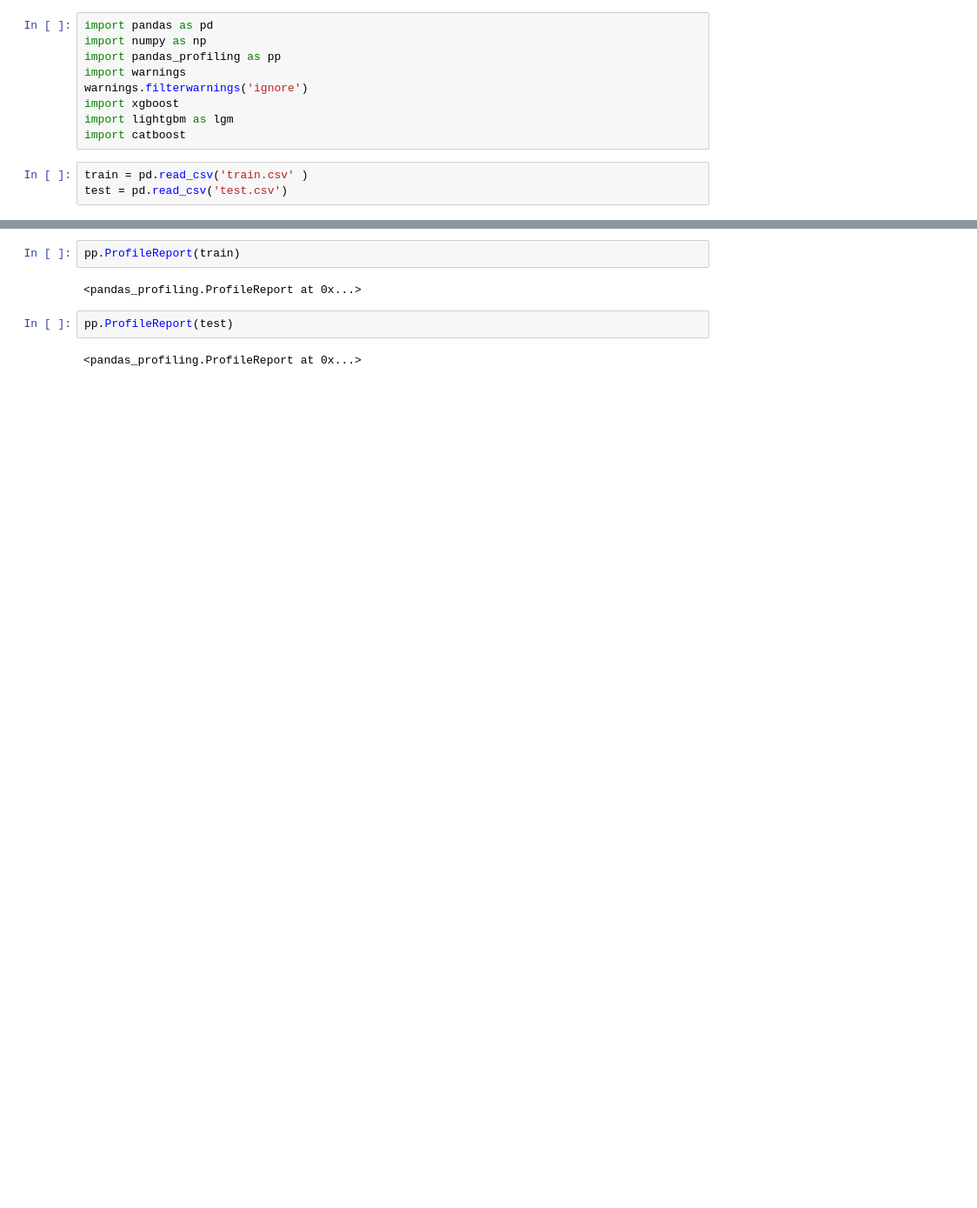
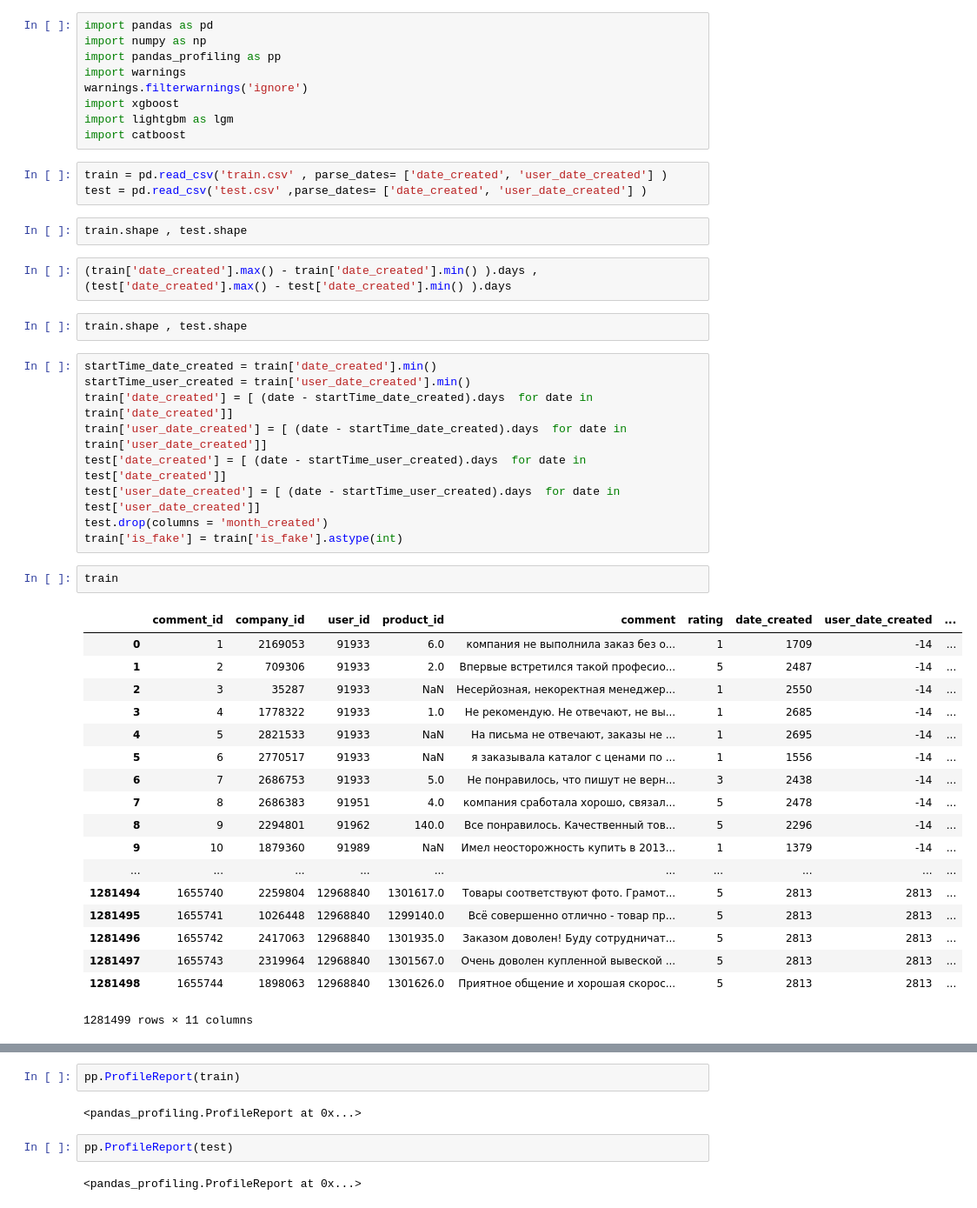
Before and after one commit to AfterPartyUDS/AI_Booster, a Jupyter notebook: Yakuben.ipynb, the cells around one changed output, grey strips where cells are left out. Shown at 87% size. Cells and saved outputs as stored; diff of their text form; blank space fills up the shorter version.

```diff
--- a/Yakuben.ipynb
+++ b/Yakuben.ipynb
@@ -8,5 +8,41 @@ import xgboost
 import lightgbm as lgm
 import catboost
 # %%
-train = pd.read_csv('train.csv' )
-test = pd.read_csv('test.csv')
+train = pd.read_csv('train.csv' , parse_dates= ['date_created', 'user_date_created'] )
+test = pd.read_csv('test.csv' ,parse_dates= ['date_created', 'user_date_created'] )
+# %%
+train.shape , test.shape
+# %%
+(train['date_created'].max() - train['date_created'].min() ).days , (test['date_created'].max() - test['date_created'].min() ).days
+# %%
+train.shape , test.shape
+# %%
+startTime_date_created = train['date_created'].min()
+startTime_user_created = train['user_date_created'].min()
+train['date_created'] = [ (date - startTime_date_created).days  for date in train['date_created']]
+train['user_date_created'] = [ (date - startTime_date_created).days  for date in train['user_date_created']]
+test['date_created'] = [ (date - startTime_user_created).days  for date in test['date_created']]
+test['user_date_created'] = [ (date - startTime_user_created).days  for date in test['user_date_created']]
+test.drop(columns = 'month_created')
+train['is_fake'] = train['is_fake'].astype(int)
+# %%
+train
+# %% [output]
+|  | comment_id | company_id | user_id | product_id | comment | rating | date_created | user_date_created | ... |
+| 0 | 1 | 2169053 | 91933 | 6.0 | компания не выполнила заказ без о... | 1 | 1709 | -14 | ... |
+| 1 | 2 | 709306 | 91933 | 2.0 | Впервые встретился такой професио... | 5 | 2487 | -14 | ... |
+| 2 | 3 | 35287 | 91933 | NaN | Несерйозная, некоректная менеджер... | 1 | 2550 | -14 | ... |
+| 3 | 4 | 1778322 | 91933 | 1.0 | Не рекомендую. Не отвечают, не вы... | 1 | 2685 | -14 | ... |
+| 4 | 5 | 2821533 | 91933 | NaN | На письма не отвечают, заказы не ... | 1 | 2695 | -14 | ... |
+| 5 | 6 | 2770517 | 91933 | NaN | я заказывала каталог с ценами по ... | 1 | 1556 | -14 | ... |
+| 6 | 7 | 2686753 | 91933 | 5.0 | Не понравилось, что пишут не верн... | 3 | 2438 | -14 | ... |
+| 7 | 8 | 2686383 | 91951 | 4.0 | компания сработала хорошо, связал... | 5 | 2478 | -14 | ... |
+| 8 | 9 | 2294801 | 91962 | 140.0 | Все понравилось. Качественный тов... | 5 | 2296 | -14 | ... |
+| 9 | 10 | 1879360 | 91989 | NaN | Имел неосторожность купить в 2013... | 1 | 1379 | -14 | ... |
+| ... | ... | ... | ... | ... | ... | ... | ... | ... | ... |
+| 1281494 | 1655740 | 2259804 | 12968840 | 1301617.0 | Товары соответствуют фото. Грамот... | 5 | 2813 | 2813 | ... |
+| 1281495 | 1655741 | 1026448 | 12968840 | 1299140.0 | Всё совершенно отлично - товар пр... | 5 | 2813 | 2813 | ... |
+| 1281496 | 1655742 | 2417063 | 12968840 | 1301935.0 | Заказом доволен! Буду сотрудничат... | 5 | 2813 | 2813 | ... |
+| 1281497 | 1655743 | 2319964 | 12968840 | 1301567.0 | Очень доволен купленной вывеской ... | 5 | 2813 | 2813 | ... |
+| 1281498 | 1655744 | 1898063 | 12968840 | 1301626.0 | Приятное общение и хорошая скорос... | 5 | 2813 | 2813 | ... |
+1281499 rows × 11 columns
```
Also changed, not shown: parts of 6 cells of this notebook.
